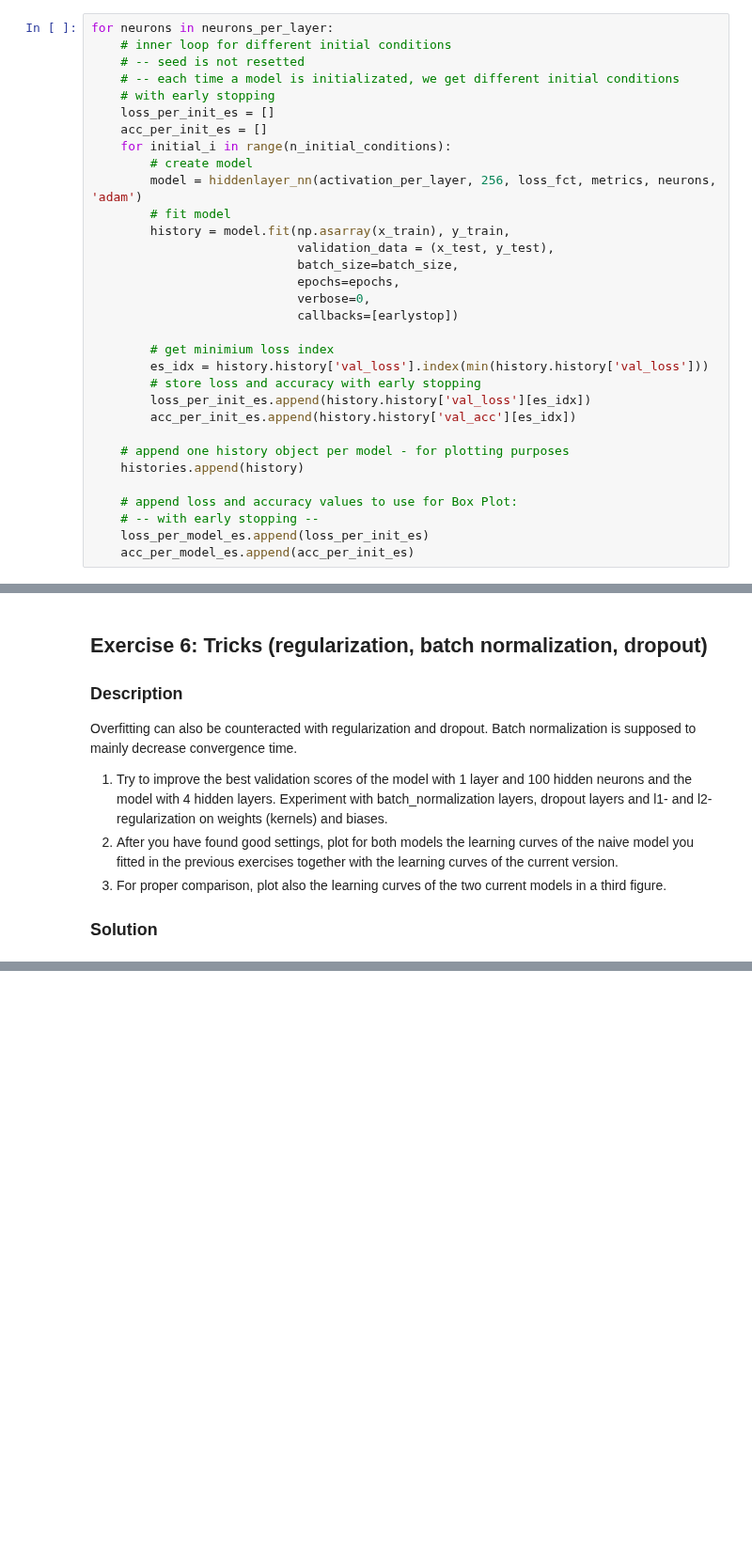
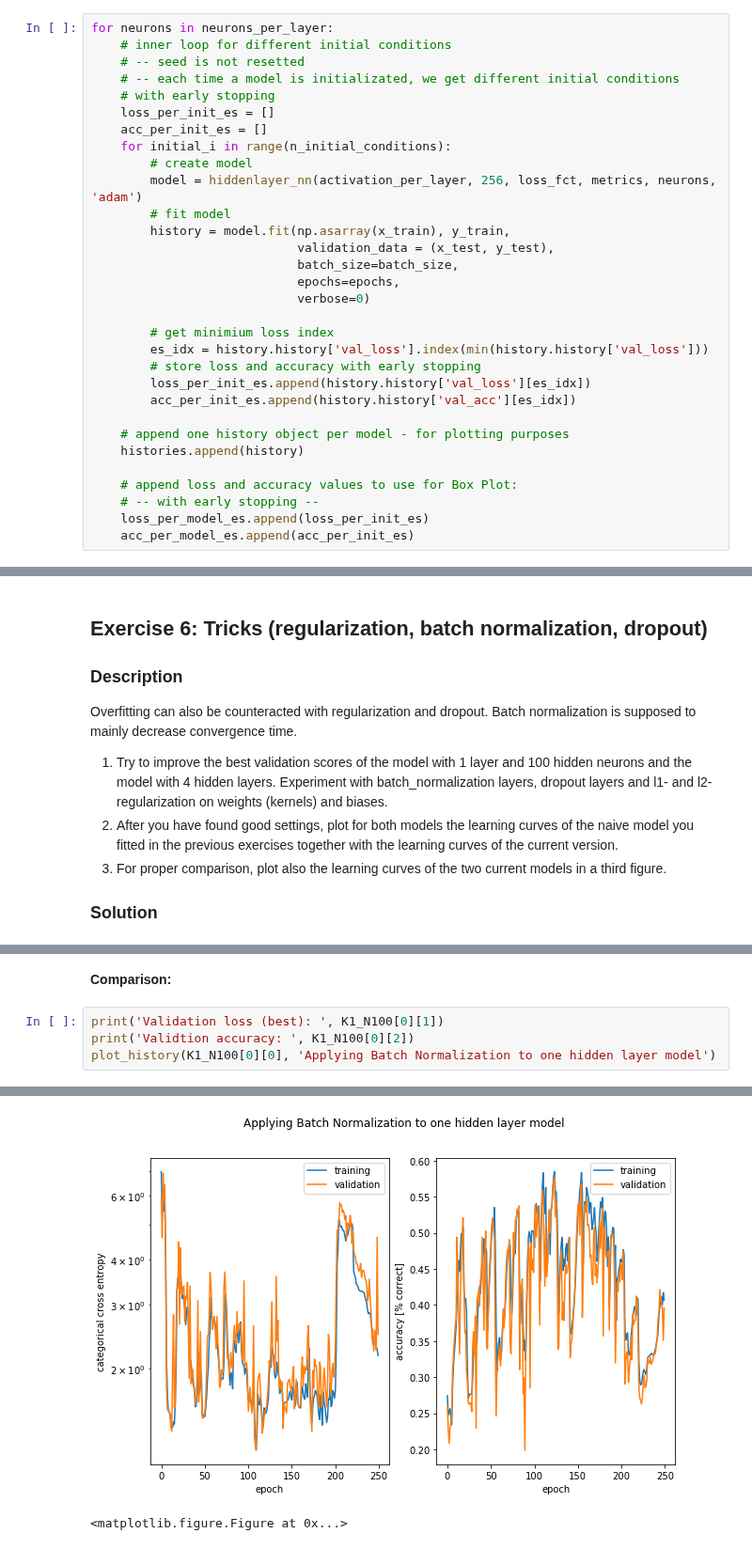
Before and after one commit to denngan/ann, a Jupyter notebook: miniproject1/miniproject1.ipynb, the cells around one changed output, grey strips where cells are left out. Shown at 94% size. Saved outputs shown, nothing was run; the diff lists cells and outputs as text; blank space fills up the shorter version.

```diff
--- a/miniproject1/miniproject1.ipynb
+++ b/miniproject1/miniproject1.ipynb
@@ -740,8 +732,7 @@ for neurons in neurons_per_layer:
                             validation_data = (x_test, y_test),
                             batch_size=batch_size,
                             epochs=epochs,
-                            verbose=0,
-                            callbacks=[earlystop])
+                            verbose=0)
 
         # get minimium loss index
         es_idx = history.history['val_loss'].index(min(history.history['val_loss']))
@@ -780,0 +893,7 @@ Overfitting can also be counteracted with regularization and dropout. Batch norm
+# %% [markdown]
+**Comparison:**
+# %%
+print('Validation loss (best): ', K1_N100[0][1])
+print('Validtion accuracy: ', K1_N100[0][2])
+plot_history(K1_N100[0][0], 'Applying Batch Normalization to one hidden layer model')
+# %% [output]
@@ -780,0 +902,2 @@ Overfitting can also be counteracted with regularization and dropout. Batch norm
+[figure, added]
+<matplotlib.figure.Figure at 0x...>
```
Also changed, not shown: parts of 27 cells of this notebook.
